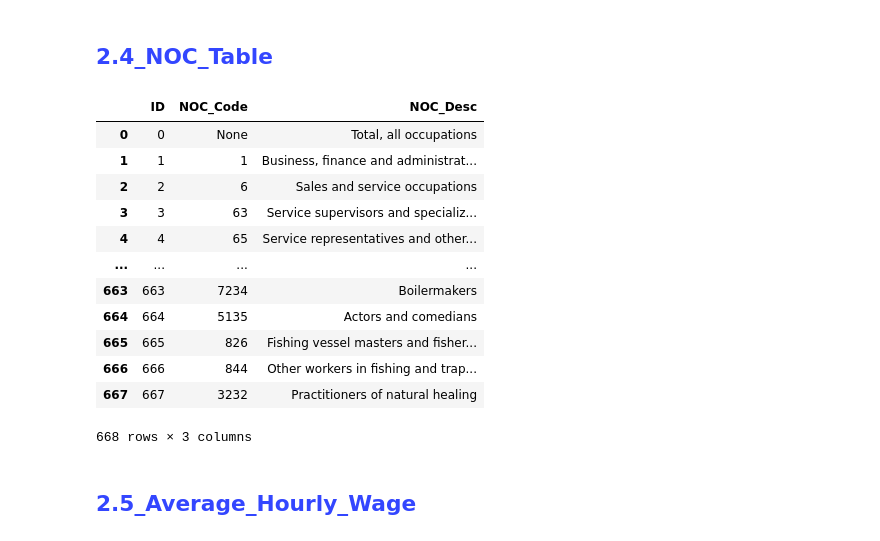
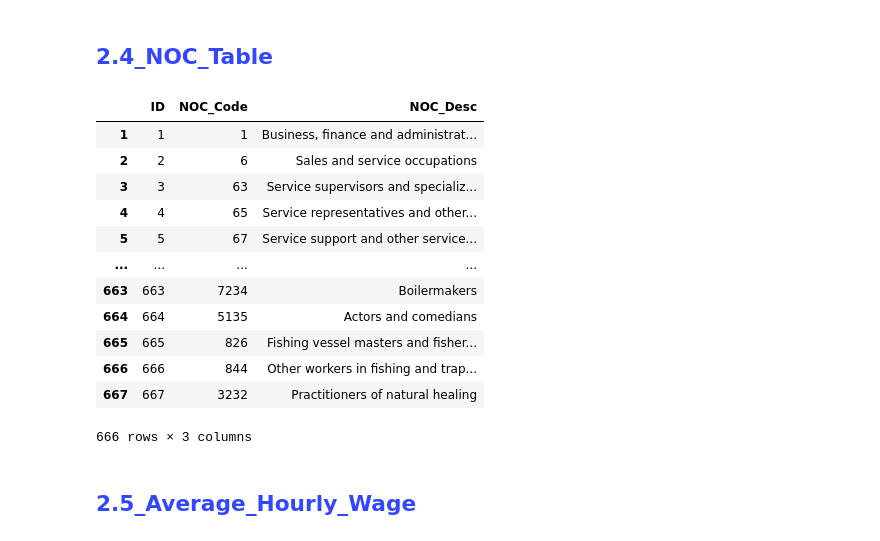
Before and after one commit to alecngai/Predicting_Canadian_Job_Vacancies, a Jupyter notebook: Database/1_Clean_Export_to_Postgres_v7.ipynb, the cells around one changed output. Cells and saved outputs as stored; diff of their text form; code cells hidden in the pictures.

```diff
--- a/Database/1_Clean_Export_to_Postgres_v6.ipynb
+++ b/Database/1_Clean_Export_to_Postgres_v7.ipynb
@@ -11,6 +11,6 @@ from config import db_password
 # %%
-# Read a starting datase
-file_path = "../Resources/14100328.csv"
+# Read a starting database
+file_path = "Resources/14100328.csv"
 df = pd.read_csv(file_path, error_bad_lines=False)
 df.sample(n=3)
 # %% [output]
@@ -287,32 +297,35 @@ date_value.to_csv('../Resources/2.3_Date_and_Vacancies.csv', index=False)
 # %%
 ## creating NOC dataframe
 NOC = df_cleaned[['NOC_Desc','NOC_Code']]
 
 #dropping duplicate rows
 NOC = NOC.drop_duplicates()
 
 #resetting indexes
 NOC = NOC.reset_index(drop=True)
 
 #creating ID from index
 NOC['ID'] = NOC.index
 
+#drop null NOC
+NOC = NOC.dropna(subset = ['NOC_Code'])
+
 #reordering columns
 NOC = NOC[['ID','NOC_Code','NOC_Desc']]
 NOC
 # %% [output]
 |  | ID | NOC_Code | NOC_Desc |
-| 0 | 0 | None | Total, all occupations |
 | 1 | 1 | 1 | Business, finance and administrat... |
 | 2 | 2 | 6 | Sales and service occupations |
 | 3 | 3 | 63 | Service supervisors and specializ... |
 | 4 | 4 | 65 | Service representatives and other... |
+| 5 | 5 | 67 | Service support and other service... |
 | ... | ... | ... | ... |
 | 663 | 663 | 7234 | Boilermakers |
 | 664 | 664 | 5135 | Actors and comedians |
 | 665 | 665 | 826 | Fishing vessel masters and fisher... |
 | 666 | 666 | 844 | Other workers in fishing and trap... |
 | 667 | 667 | 3232 | Practitioners of natural healing |
-668 rows × 3 columns
+666 rows × 3 columns
 # %%
 #exporting to csv
```
Also changed, not shown: parts of 20 cells of this notebook, 4 other files.
